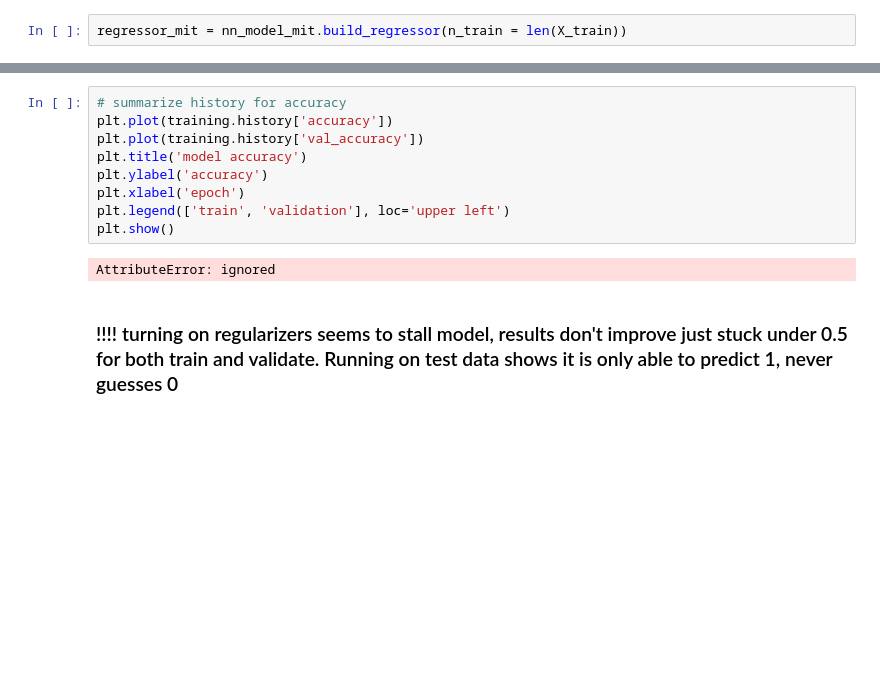
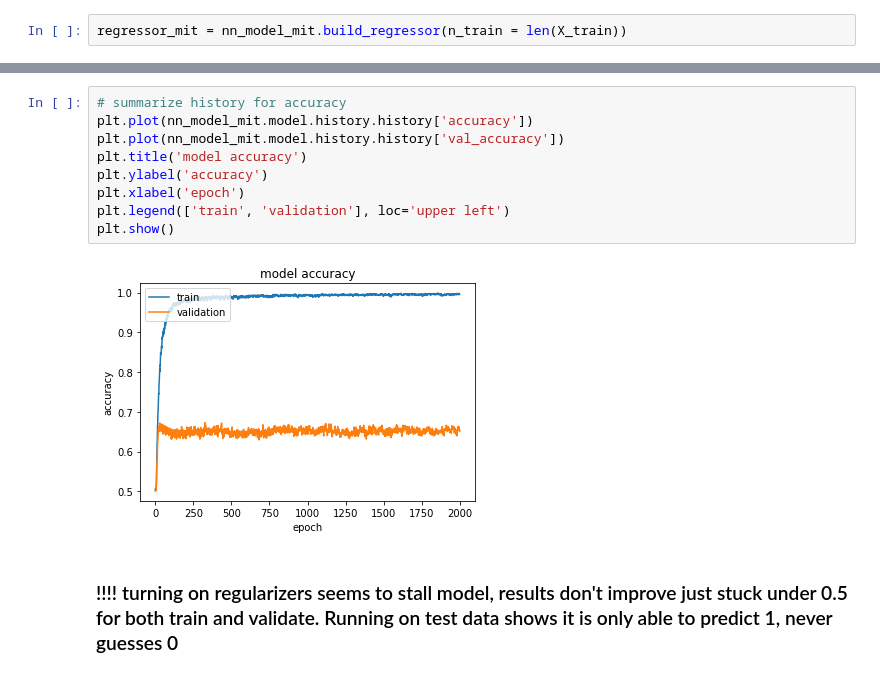
Before and after one commit to reneebrecht/human-protein-atlas-image-classification, a Jupyter notebook: notebooks/SecondBinary_NN_improvement_4_Colab_acces_cloud.ipynb, the cells around one changed output, grey strips where cells are left out. Saved outputs shown, nothing was run; the diff lists cells and outputs as text; blank space fills up the shorter version.

```diff
--- a/notebooks/SecondBinary_NN_improvement_4_Colab_acces_cloud.ipynb
+++ b/notebooks/SecondBinary_NN_improvement_4_Colab_acces_cloud.ipynb
@@ -199,14 +221,14 @@ Epoch 2000/2000
 # %%
 # summarize history for accuracy
-plt.plot(training.history['accuracy'])
-plt.plot(training.history['val_accuracy'])
+plt.plot(nn_model_mit.model.history.history['accuracy'])
+plt.plot(nn_model_mit.model.history.history['val_accuracy'])
 plt.title('model accuracy')
 plt.ylabel('accuracy')
 plt.xlabel('epoch')
 plt.legend(['train', 'validation'], loc='upper left')
 plt.show()
 # %% [output]
-AttributeError: ignored
+[figure, added]
 # %% [markdown]
 ### !!!! turning on regularizers seems to stall model, results don't improve just stuck under 0.5 for both train and validate. Running on test data shows it is only able to predict 1, never guesses 0
 # %%
```
Also changed, not shown: parts of 12 cells of this notebook.
